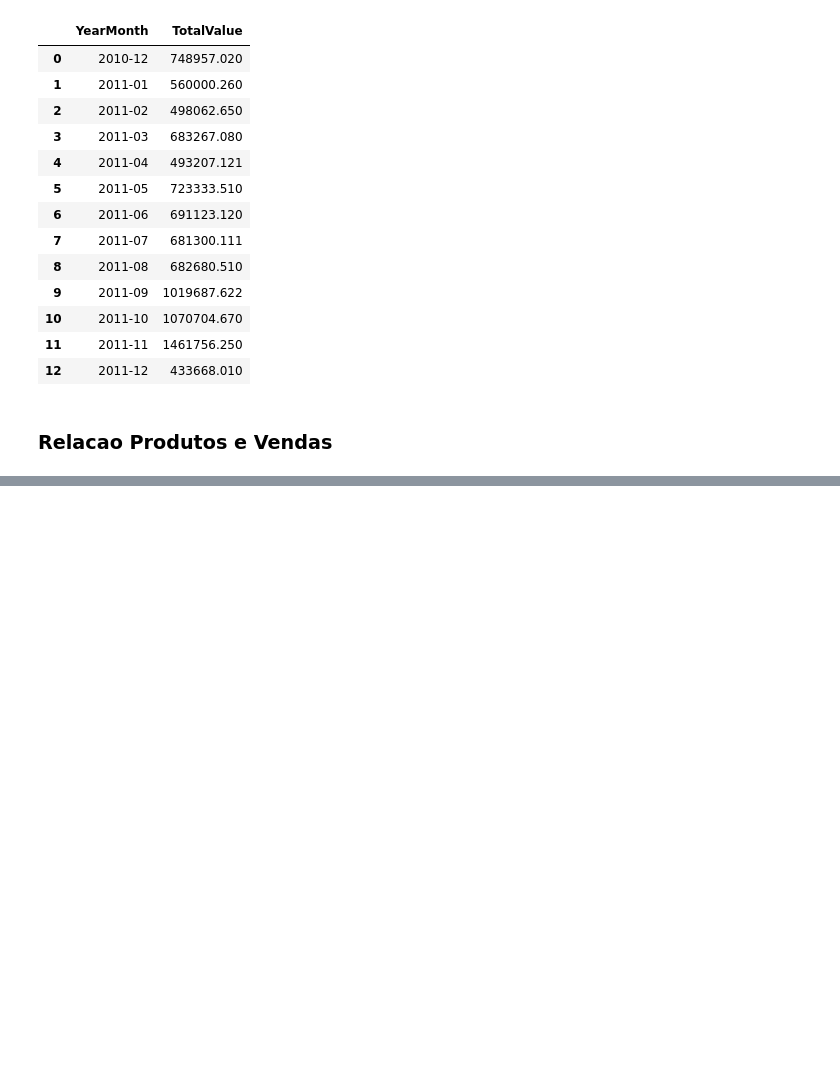
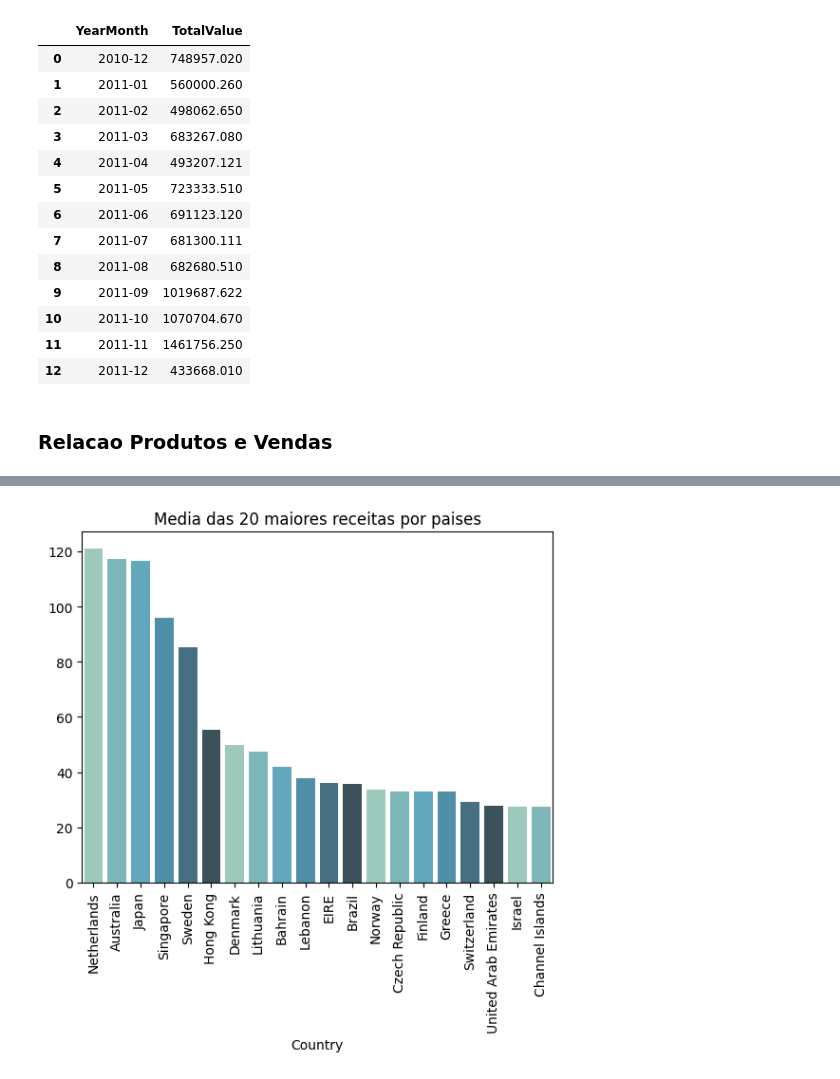
Before and after one commit to GuilhermeTagliati/Python_for_Non_Programmers, a Jupyter notebook: 02_CRM_MANAGEMENT_PROJECT/crm_V1/crm_analysis.ipynb, the cells around one changed output, grey strips where cells are left out. Drawn from its saved outputs; the diff is of its cells as text; code cells hidden in the pictures; blank space fills up the shorter version.

```diff
--- a/02_CRM_MANAGEMENT_PROJECT/crm_V1/crm_analysis.ipynb
+++ b/02_CRM_MANAGEMENT_PROJECT/crm_V1/crm_analysis.ipynb
@@ -132,0 +183,11 @@ The default value of numeric_only in DataFrame.corr is deprecated. In a future v
+# %%
+#According to each Country, What is the (Average) Invoice
+
+df_relation['Sales'] = df_relation['Quantity'] * df_relation['UnitPrice']
+countries = df_relation[df_relation['Sales']>0].groupby('Country')['Sales'].mean().sort_values(ascending = False)[:20]
+
+sns.barplot(x=countries.index, y=countries.values, palette=sns.color_palette("GnBu_d"))
+plt.title("Media das 20 maiores receitas por paises");
+plt.xticks(rotation=90);
+# %% [output]
+[figure, added]
```
Also changed, not shown: parts of 12 cells of this notebook.
